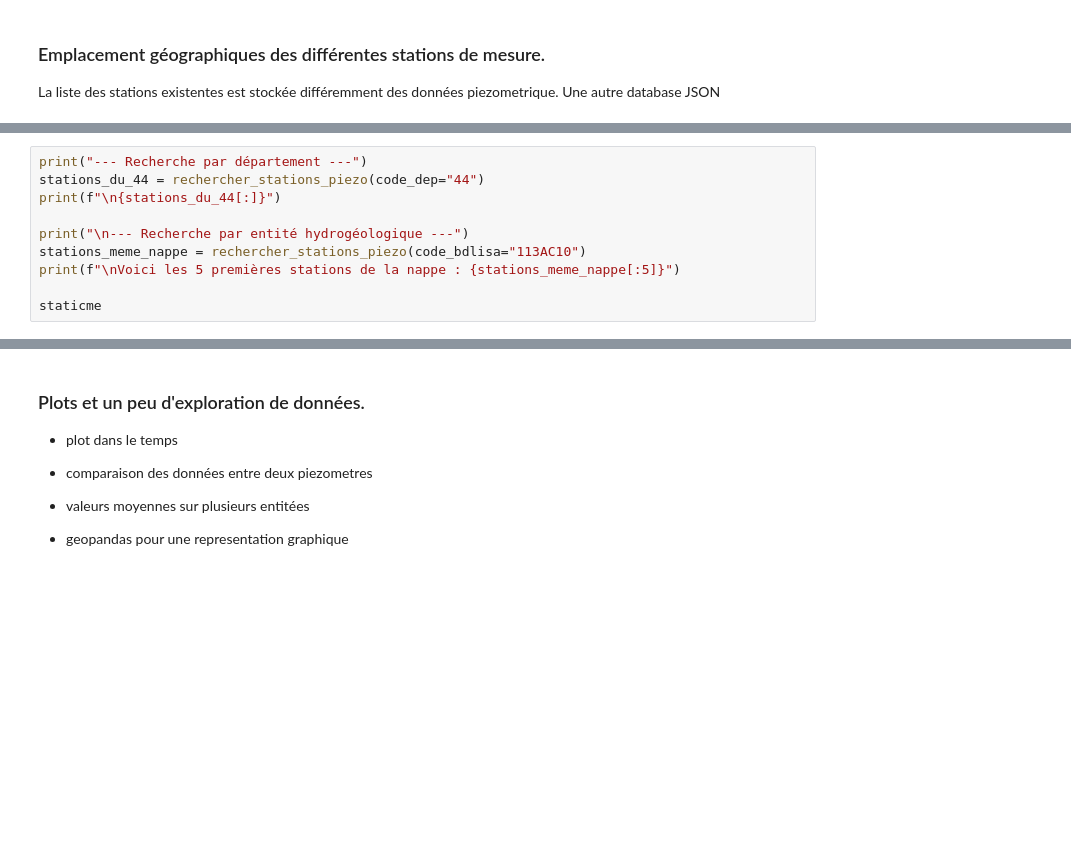
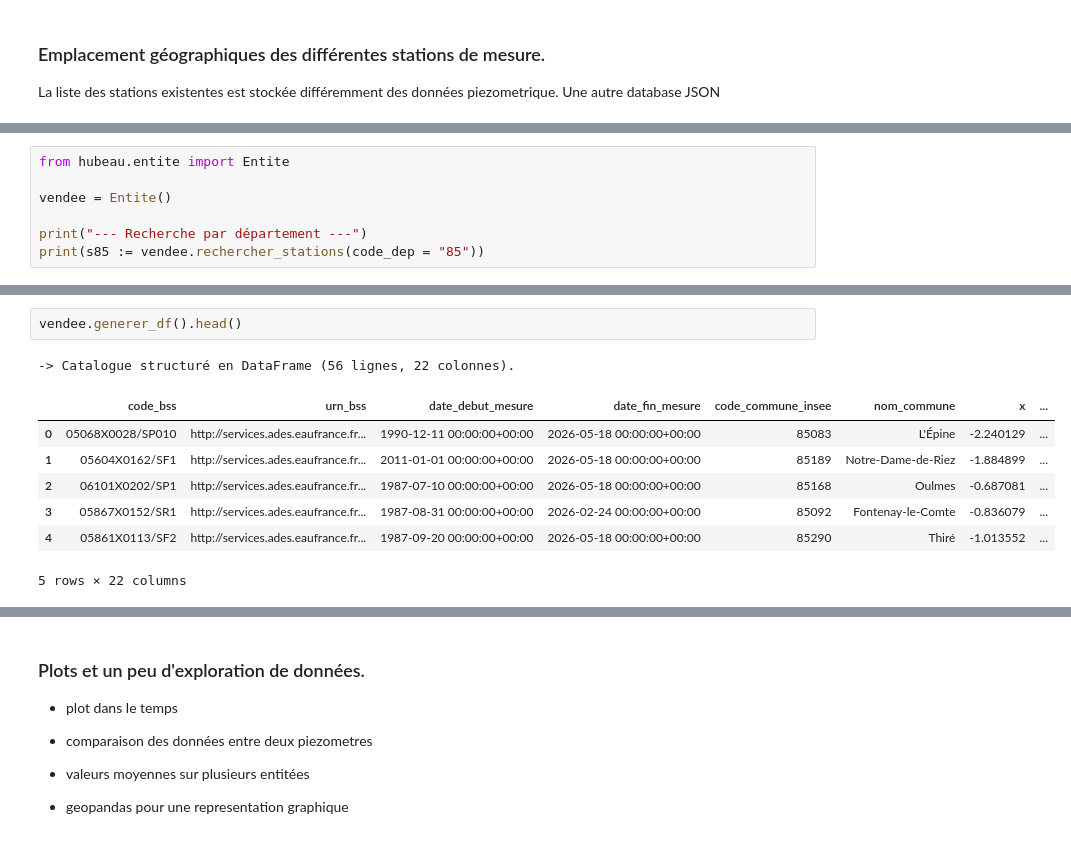
Before and after one commit to charourou/hydrosense, a Jupyter notebook: explore_api.ipynb, the cells around one changed output, grey strips where cells are left out. Drawn from its saved outputs; the diff is of its cells as text; blank space fills up the shorter version.

Commit message:
Création Entite

```diff
--- a/explore_api.ipynb
+++ b/explore_api.ipynb
@@ -93,12 +94,9 @@ def rechercher_stations_piezo(code_dep=None, code_region=None, code_bdlisa=None)
 # %%
+from hubeau.entite import Entite
+
+vendee = Entite()
+
 print("--- Recherche par département ---")
-stations_du_44 = rechercher_stations_piezo(code_dep="44")
-print(f"\n{stations_du_44[:]}")
-
-print("\n--- Recherche par entité hydrogéologique ---")
-stations_meme_nappe = rechercher_stations_piezo(code_bdlisa="113AC10")
-print(f"\nVoici les 5 premières stations de la nappe : {stations_meme_nappe[:5]}")
-
-staticme
+print(s85 := vendee.rechercher_stations(code_dep = "85"))
 # %% [output]
 --- Recherche par département ---
@@ -114,0 +126,11 @@ Voici les 5 premières stations de la nappe : ['BSS000RPJR', 'BSS000NXYM', 'BSS0
+# %%
+vendee.generer_df().head()
+# %% [output]
+-> Catalogue structuré en DataFrame (56 lignes, 22 colonnes).
+|  | code_bss | urn_bss | date_debut_mesure | date_fin_mesure | code_commune_insee | nom_commune | x | ... |
+| 0 | 05068X0028/SP010 | http://services.ades.eaufrance.fr... | 1990-12-11 00:00:00+00:00 | 2026-05-18 00:00:00+00:00 | 85083 | L'Épine | -2.240129 | ... |
+| 1 | 05604X0162/SF1 | http://services.ades.eaufrance.fr... | 2011-01-01 00:00:00+00:00 | 2026-05-18 00:00:00+00:00 | 85189 | Notre-Dame-de-Riez | -1.884899 | ... |
+| 2 | 06101X0202/SP1 | http://services.ades.eaufrance.fr... | 1987-07-10 00:00:00+00:00 | 2026-05-18 00:00:00+00:00 | 85168 | Oulmes | -0.687081 | ... |
+| 3 | 05867X0152/SR1 | http://services.ades.eaufrance.fr... | 1987-08-31 00:00:00+00:00 | 2026-02-24 00:00:00+00:00 | 85092 | Fontenay-le-Comte | -0.836079 | ... |
+| 4 | 05861X0113/SF2 | http://services.ades.eaufrance.fr... | 1987-09-20 00:00:00+00:00 | 2026-05-18 00:00:00+00:00 | 85290 | Thiré | -1.013552 | ... |
+5 rows × 22 columns
```
Also changed, not shown: parts of 8 cells of this notebook, 3 other files.
